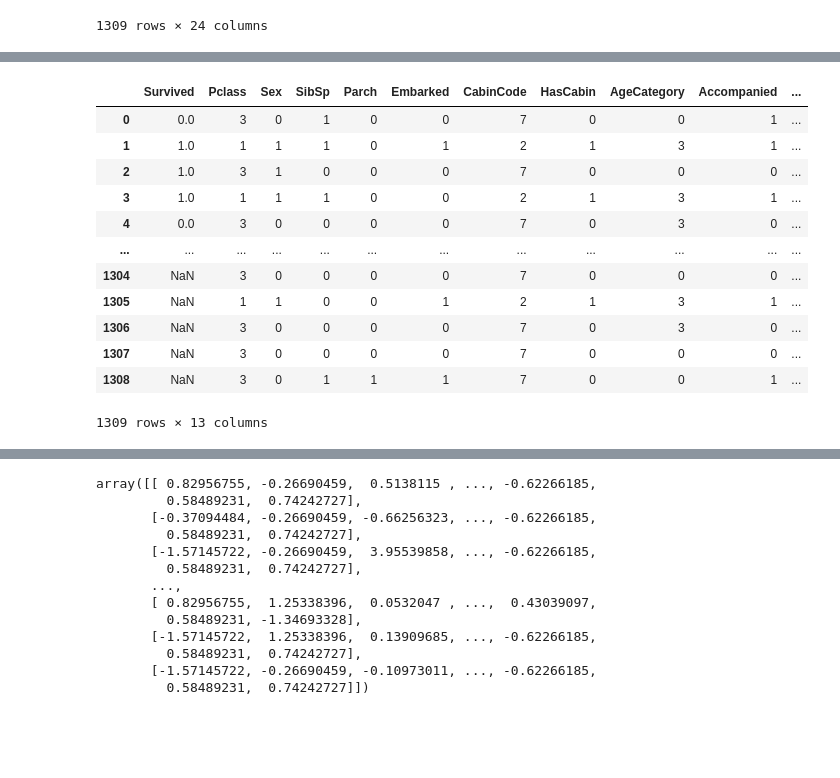
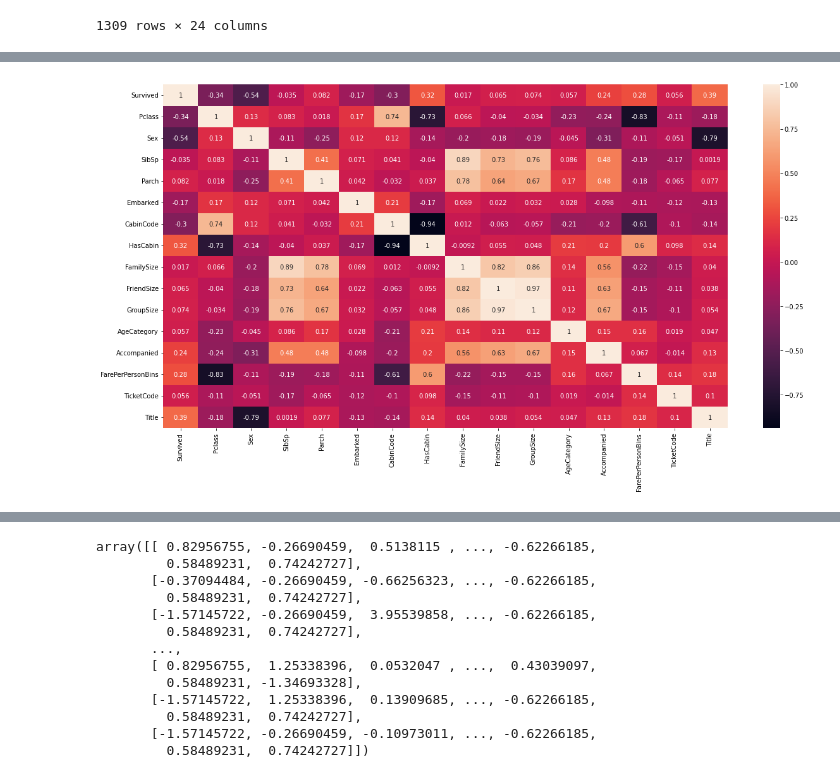
Before and after one commit to marcellinus-witarsah/dataScienceMiniProjects, a Jupyter notebook: TitanicSurvivalModel/Titanic Third.ipynb, the cells around one changed output, grey strips where cells are left out. Saved outputs shown, nothing was run; the diff lists cells and outputs as text; code cells hidden in the pictures; blank space fills up the shorter version.

```diff
--- a/TitanicSurvivalModel/Titanic Third.ipynb
+++ b/TitanicSurvivalModel/Titanic Third.ipynb
@@ -1162,16 +1168,32 @@ sns.heatmap(temp)
-# %%
-temp
-# %% [output]
-|  | Survived | Pclass | Sex | SibSp | Parch | Embarked | CabinCode | HasCabin | AgeCategory | Accompanied | ... |
-| 0 | 0.0 | 3 | 0 | 1 | 0 | 0 | 7 | 0 | 0 | 1 | ... |
-| 1 | 1.0 | 1 | 1 | 1 | 0 | 1 | 2 | 1 | 3 | 1 | ... |
-| 2 | 1.0 | 3 | 1 | 0 | 0 | 0 | 7 | 0 | 0 | 0 | ... |
-| 3 | 1.0 | 1 | 1 | 1 | 0 | 0 | 2 | 1 | 3 | 1 | ... |
-| 4 | 0.0 | 3 | 0 | 0 | 0 | 0 | 7 | 0 | 3 | 0 | ... |
-| ... | ... | ... | ... | ... | ... | ... | ... | ... | ... | ... | ... |
-| 1304 | NaN | 3 | 0 | 0 | 0 | 0 | 7 | 0 | 0 | 0 | ... |
-| 1305 | NaN | 1 | 1 | 0 | 0 | 1 | 2 | 1 | 3 | 1 | ... |
-| 1306 | NaN | 3 | 0 | 0 | 0 | 0 | 7 | 0 | 3 | 0 | ... |
-| 1307 | NaN | 3 | 0 | 0 | 0 | 0 | 7 | 0 | 0 | 0 | ... |
-| 1308 | NaN | 3 | 0 | 1 | 1 | 1 | 7 | 0 | 0 | 1 | ... |
-1309 rows × 13 columns
+# %%
+temp = titanic_all_feat_eng[['Survived', 'Pclass', 'Sex', 'SibSp', 'Parch', 'Embarked', 'CabinCode', 'HasCabin', 'FamilySize', 'FriendSize', 'GroupSize', 'AgeCategory', 'Accompanied', 'FarePerPersonBins', 'TicketCode', 'train_test', 'Title']]
+temp_train = temp[temp['train_test']==0].drop(columns=['train_test'])
+
+scaler = StandardScaler()
+minmax_scaler = MinMaxScaler()
+temp_train_stan_scaled = scaler.fit_transform(temp_train)
+temp_train_stan_scaled_df = pd.DataFrame(data=temp_train_scaled, columns=['Survived', 'Pclass', 'Sex', 'SibSp', 'Parch', 'Embarked', 'CabinCode', 'HasCabin', 'FamilySize', 'FriendSize', 'GroupSize', 'AgeCategory', 'Accompanied', 'FarePerPersonBins', 'TicketCode','Title'])
+
+
+temp_train_minmax_scaled = minmax_scaler.fit_transform(temp_train)
+temp_train_minmax_scaled_df = pd.DataFrame(data=temp_train_minmax_scaled, columns=['Survived', 'Pclass', 'Sex', 'SibSp', 'Parch', 'Embarked', 'CabinCode', 'HasCabin', 'FamilySize', 'FriendSize', 'GroupSize', 'AgeCategory', 'Accompanied', 'FarePerPersonBins', 'TicketCode','Title'])
+
+
+# for col in temp_train.columns:
+#   plt.figure(figsize=(20,10))
+#   sns.histplot(x=col, bins=10, data=temp_train)
+#   plt.show()
+
+plt.figure(figsize=(20,10))
+sns.heatmap(temp_train.corr(), annot=True)
+plt.show()
+
+# plt.figure(figsize=(20,10))
+# sns.heatmap(temp_train_minmax_scaled_df.corr(), annot=True)
+# plt.show()
+
+# plt.figure(figsize=(20,10))
+# sns.heatmap(temp_train_stan_scaled_df.corr(), annot=True)
+# plt.show()
+# %% [output]
+[figure, added]
```
Also changed, not shown: parts of 10 cells of this notebook.
